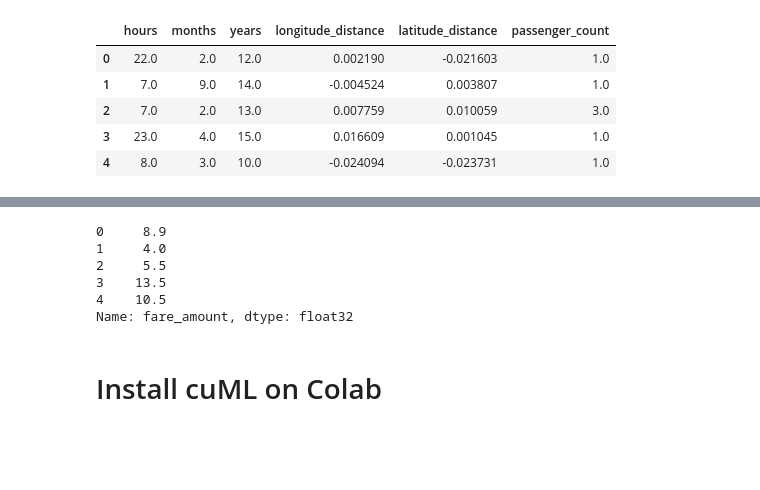
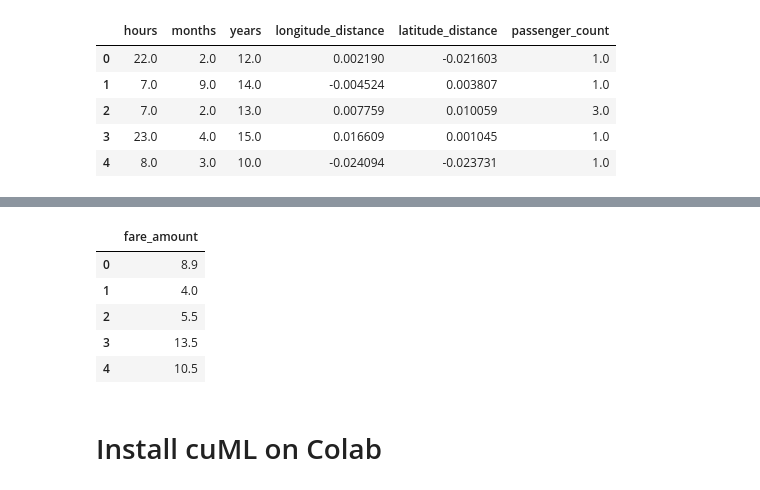
Before and after one commit to BlazingDB/bsql-demos, a Jupyter notebook: taxi_fare_prediction.ipynb, the cells around one changed output, grey strips where cells are left out. Drawn from its saved outputs; the diff is of its cells as text; code cells hidden in the pictures; blank space fills up the shorter version.

```diff
--- a/taxi_fare_prediction.ipynb
+++ b/taxi_fare_prediction.ipynb
@@ -200,17 +215,19 @@ X_train_gdf.head()
 # %%
 # query dependent variable y
 y_train = bc.sql('SELECT fare_amount FROM main.taxi').get()
+# extract dataframe
 y_train_gdf = y_train.columns
-y_train_gdf = y_train_gdf['fare_amount']
+# shrink to single column
+# y_train_gdf = y_train_gdf['fare_amount']
 
 y_train_gdf.head()
 # %% [output]
-0     8.9
-1     4.0
-2     5.5
-3    13.5
-4    10.5
-Name: fare_amount, dtype: float32
+|  | fare_amount |
+| 0 | 8.9 |
+| 1 | 4.0 |
+| 2 | 5.5 |
+| 3 | 13.5 |
+| 4 | 10.5 |
 # %% [markdown]
 # Install cuML on Colab
 # %%
```
Also changed, not shown: parts of 13 cells of this notebook.
